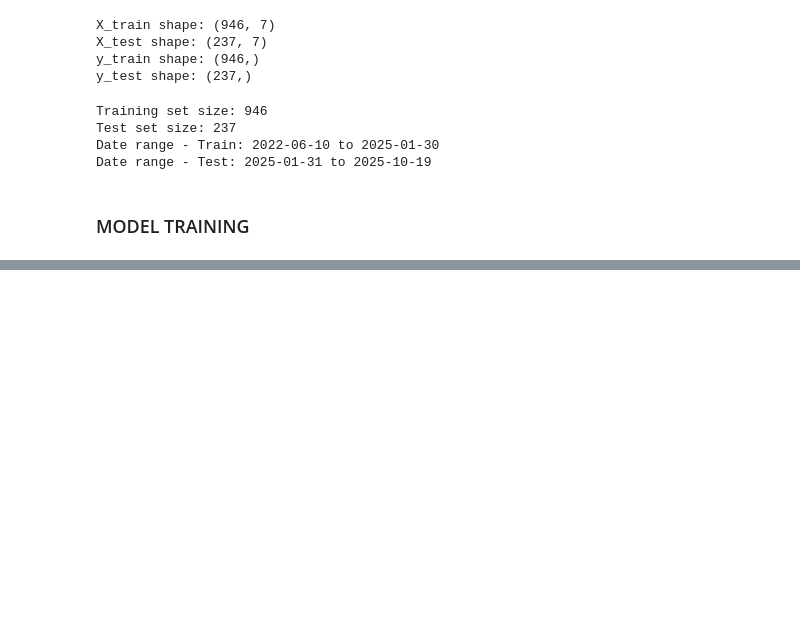
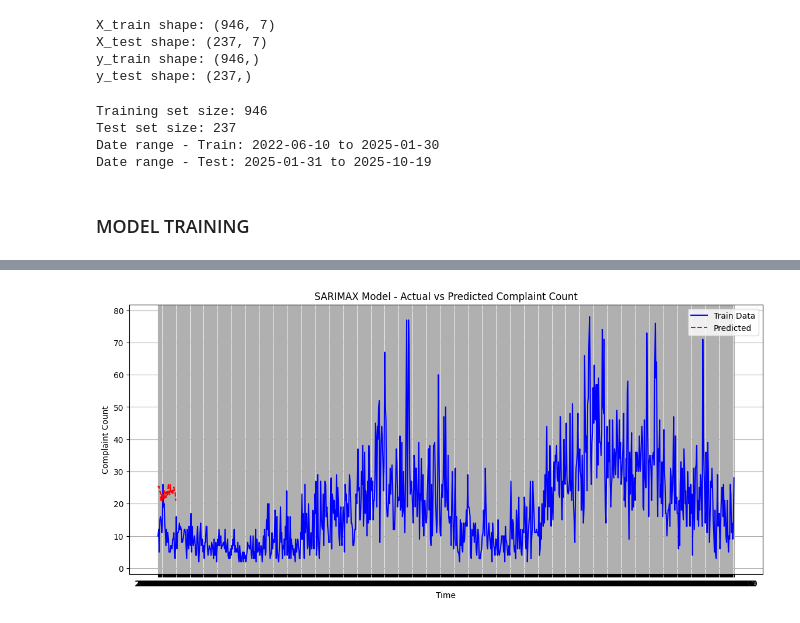
Before and after one commit to susantkumarsahoo/TimeSeriesForecasting_End_To_End, a Jupyter notebook: notebooks/10_training.ipynb, the cells around one changed output, grey strips where cells are left out. Drawn from its saved outputs; the diff is of its cells as text; code cells hidden in the pictures; blank space fills up the shorter version.

```diff
--- a/notebooks/10_training.ipynb
+++ b/notebooks/10_training.ipynb
@@ -144,0 +246,9 @@ y_pred_test = results.forecast(steps=len(y_test), exog=X_test)
+# %%
+# Choose approach (using recent average as default)
+X_future = X_future_recent
+# %%
+# Ensure last_date is a datetime object
+last_date = pd.to_datetime(df.index[-1])
+
+# Generate forecast dates
+forecast_dates = pd.date_range(start=last_date + pd.Timedelta(days=1), periods=30, freq='D')
@@ -144,0 +271,25 @@ y_pred_test = results.forecast(steps=len(y_test), exog=X_test)
+# %%
+# Make 30-day forecast
+forecast = results.forecast(steps=30, exog=X_future)
+forecast_series = pd.Series(forecast.values, index=forecast_dates)
+# %%
+forecast_series
+
+# Combine actual and predicted values
+forcast = pd.DataFrame({
+    'Pred': forecast_series.values
+})
+# %%
+# Visualization: Actual vs Predicted
+
+plt.figure(figsize=(14,6))
+plt.plot(y_train.index, y_train, label='Train Data', color='blue')
+plt.plot(forcast.index, forcast['Pred'], label='Predicted', color='red', linestyle='--')
+plt.title('SARIMAX Model - Actual vs Predicted Complaint Count')
+plt.xlabel('Time')
+plt.ylabel('Complaint Count')
+plt.legend()
+plt.grid(True)
+plt.show()
+# %% [output]
+[figure, added]
```
Also changed, not shown: parts of 19 cells of this notebook, 3 other files.
